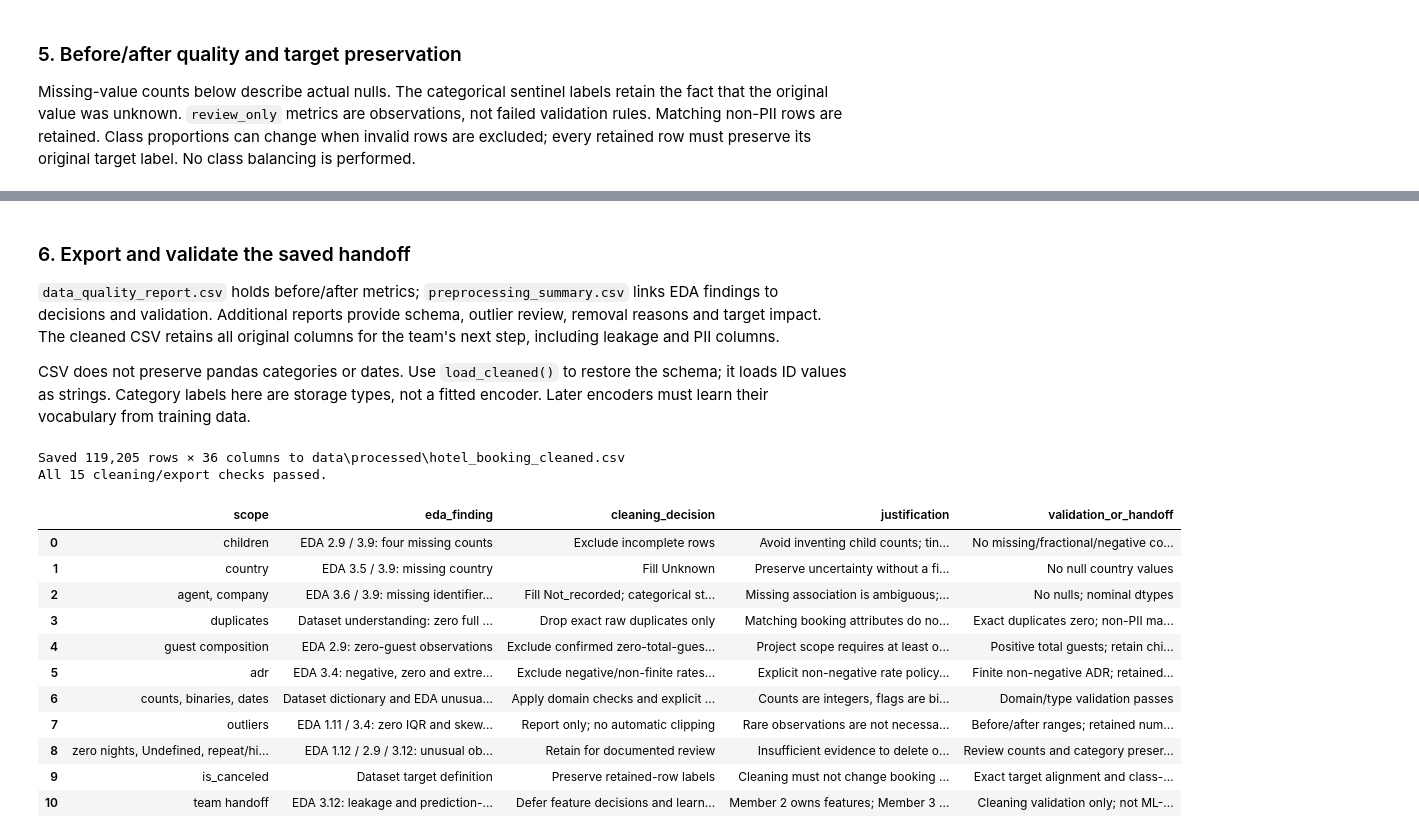
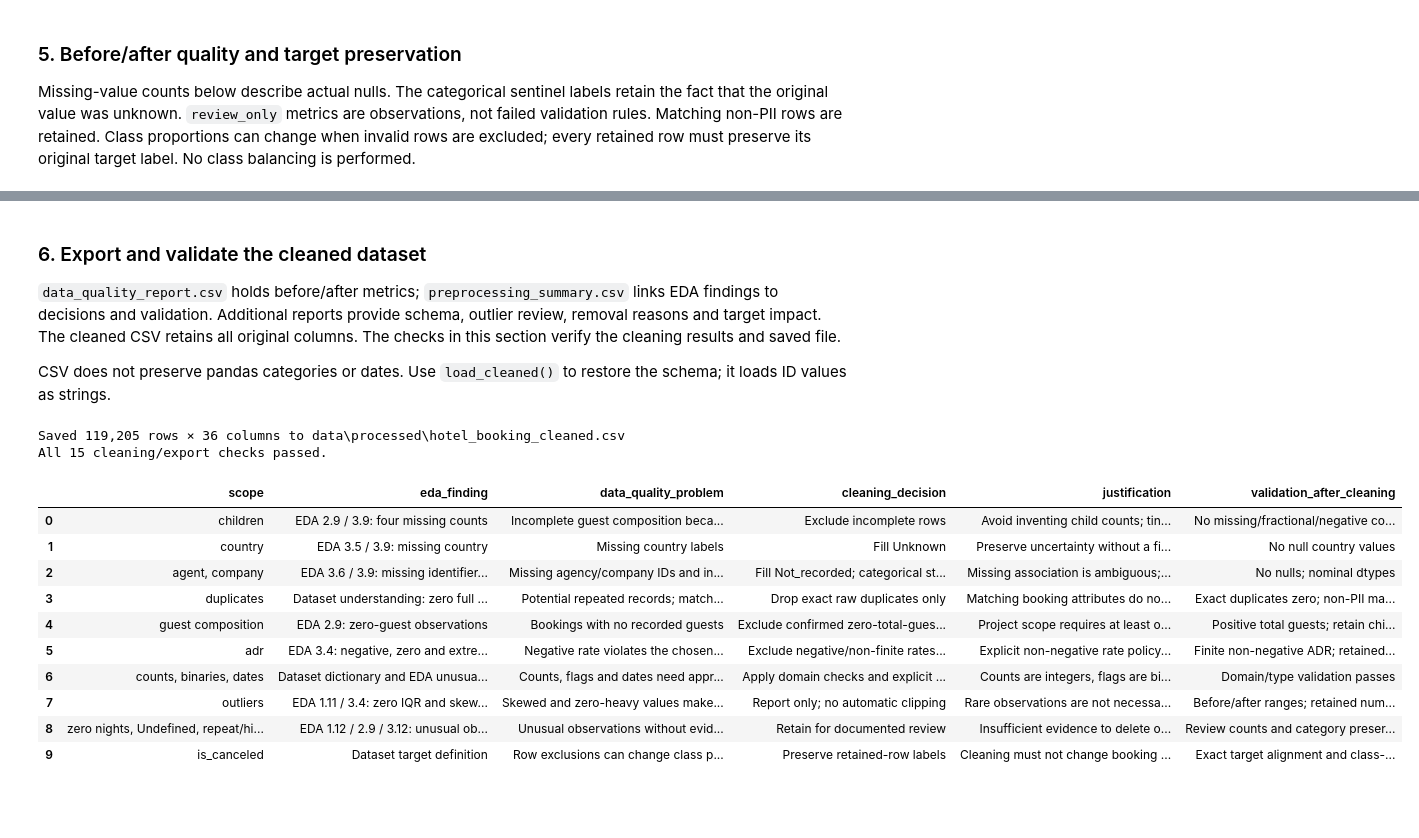
Before and after one commit to Manesha03/IT3051-FDM-Mini-Project-2026, a Jupyter notebook: 03_Data_Preprocessing_and_Feature_Engineering/Data_Preprocessing_and_Feature_Engineering.ipynb, the cells around one changed output, grey strips where cells are left out. Cells and saved outputs as stored; diff of their text form; code cells hidden in the pictures; blank space fills up the shorter version.

```diff
--- a/03_Data_Preprocessing_and_Feature_Engineering/Data_Preprocessing_and_Feature_Engineering.ipynb
+++ b/03_Data_Preprocessing_and_Feature_Engineering/Data_Preprocessing_and_Feature_Engineering.ipynb
@@ -254,16 +253,15 @@ display(class_impact.round(4))
 | 0 | 75166 | 75010 | 156 | 62.9584 | 62.9252 |
 | 1 | 44224 | 44195 | 29 | 37.0416 | 37.0748 |
 # %% [markdown]
-### 6. Export and validate the saved handoff
+### 6. Export and validate the cleaned dataset
 
 `data_quality_report.csv` holds before/after metrics; `preprocessing_summary.csv`
 links EDA findings to decisions and validation. Additional reports provide schema,
 outlier review, removal reasons and target impact. The cleaned CSV retains all
-original columns for the team's next step, including leakage and PII columns.
+original columns. The checks in this section verify the cleaning results and saved file.
 
 CSV does not preserve pandas categories or dates. Use `load_cleaned()` to restore
-the schema; it loads ID values as strings. Category labels here are storage types,
-not a fitted encoder. Later encoders must learn their vocabulary from training data.
+the schema; it loads ID values as strings.
 # %%
 decisions = [
     ('children', 'EDA 2.9 / 3.9: four missing counts', 'Exclude incomplete rows',
@@ -286,46 +284,55 @@ decisions = [
      'Insufficient evidence to delete or recode', 'Review counts and category preservation'),
     ('is_canceled', 'Dataset target definition', 'Preserve retained-row labels',
      'Cleaning must not change booking outcomes', 'Exact target alignment and class-impact report'),
-    ('team handoff', 'EDA 3.12: leakage and prediction-time concerns', 'Defer feature decisions and learned transforms',
-     'Member 2 owns features; Member 3 owns split/pipeline', 'Cleaning validation only; not ML-ready'),
 ]
 summary = pd.DataFrame(decisions, columns=[
-    'scope', 'eda_finding', 'cleaning_decision', 'justification', 'validation_or_handoff'
+    'scope', 'eda_finding', 'cleaning_decision', 'justification', 'validation_after_cleaning'
+])
+summary.insert(2, 'data_quality_problem', [
+    'Incomplete guest composition because child counts are unknown',
+    'Missing country labels',
+    'Missing agency/company IDs and inappropriate floating-point ID types',
+    'Potential repeated records; matching booking attributes alone are ambiguous',
+    'Bookings with no recorded guests',
+    'Negative rate violates the chosen non-negative accommodation-rate policy',
+    'Counts, flags and dates need appropriate types and valid values',
+    'Skewed and zero-heavy values make automatic IQR removal unreliable',
+    'Unusual observations without evidence of a recording error',
+    'Row exclusions can change class proportions; retained labels must stay unchanged',
 ])
 REPORT_DIR.mkdir(parents=True, exist_ok=True)
 PROCESSED_PATH.parent.mkdir(parents=True, exist_ok=True)
 cleaned.to_csv(PROCESSED_PATH, index=False, date_format='%Y-%m-%d')
 reloaded = load_cleaned()
 pd.testing.assert_frame_equal(cleaned.reset_index(drop=True), reloaded)
 if hashlib.sha256(RAW_PATH.read_bytes()).hexdigest() != raw_sha256:
     raise ValueError('The raw dataset changed during preprocessing.')
 validation = pd.concat([validation, pd.DataFrame([
     {'check': 'Saved CSV restores identical values and schema', 'passed': True},
     {'check': 'Raw file SHA-256 unchanged', 'passed': True},
 ])], ignore_index=True)
 quality.to_csv(REPORT_DIR / 'data_quality_report.csv')
 summary.to_csv(REPORT_DIR / 'preprocessing_summary.csv', index=False)
 schema.to_csv(REPORT_DIR / 'schema_report.csv', index=False)
 outliers.to_csv(REPORT_DIR / 'outlier_review.csv', index=False)
 removal_audit.to_csv(REPORT_DIR / 'removed_rows.csv', index=False)
 validation.to_csv(REPORT_DIR / 'cleaning_validation.csv', index=False)
 class_impact.to_csv(REPORT_DIR / 'target_distribution_comparison.csv')
 print(f'Saved {len(cleaned):,} rows × {len(cleaned.columns)} columns to {PROCESSED_PATH.relative_to(ROOT)}')
 print(f'All {len(validation)} cleaning/export checks passed.')
 display(summary)
 # %% [output]
 Saved 119,205 rows × 36 columns to data\processed\hotel_booking_cleaned.csv
 All 15 cleaning/export checks passed.
-|  | scope | eda_finding | cleaning_decision | justification | validation_or_handoff |
-| 0 | children | EDA 2.9 / 3.9: four missing counts | Exclude incomplete rows | Avoid inventing child counts; tin... | No missing/fractional/negative co... |
-| 1 | country | EDA 3.5 / 3.9: missing country | Fill Unknown | Preserve uncertainty without a fi... | No null country values |
-| 2 | agent, company | EDA 3.6 / 3.9: missing identifier... | Fill Not_recorded; categorical st... | Missing association is ambiguous;... | No nulls; nominal dtypes |
-| 3 | duplicates | Dataset understanding: zero full ... | Drop exact raw duplicates only | Matching booking attributes do no... | Exact duplicates zero; non-PII ma... |
-| 4 | guest composition | EDA 2.9: zero-guest observations | Exclude confirmed zero-total-gues... | Project scope requires at least o... | Positive total guests; retain chi... |
-| 5 | adr | EDA 3.4: negative, zero and extre... | Exclude negative/non-finite rates... | Explicit non-negative rate policy... | Finite non-negative ADR; retained... |
-| 6 | counts, binaries, dates | Dataset dictionary and EDA unusua... | Apply domain checks and explicit ... | Counts are integers, flags are bi... | Domain/type validation passes |
-| 7 | outliers | EDA 1.11 / 3.4: zero IQR and skew... | Report only; no automatic clipping | Rare observations are not necessa... | Before/after ranges; retained num... |
-| 8 | zero nights, Undefined, repeat/hi... | EDA 1.12 / 2.9 / 3.12: unusual ob... | Retain for documented review | Insufficient evidence to delete o... | Review counts and category preser... |
-| 9 | is_canceled | Dataset target definition | Preserve retained-row labels | Cleaning must not change booking ... | Exact target alignment and class-... |
-| 10 | team handoff | EDA 3.12: leakage and prediction-... | Defer feature decisions and learn... | Member 2 owns features; Member 3 ... | Cleaning validation only; not ML-... |
+|  | scope | eda_finding | data_quality_problem | cleaning_decision | justification | validation_after_cleaning |
+| 0 | children | EDA 2.9 / 3.9: four missing counts | Incomplete guest composition beca... | Exclude incomplete rows | Avoid inventing child counts; tin... | No missing/fractional/negative co... |
+| 1 | country | EDA 3.5 / 3.9: missing country | Missing country labels | Fill Unknown | Preserve uncertainty without a fi... | No null country values |
+| 2 | agent, company | EDA 3.6 / 3.9: missing identifier... | Missing agency/company IDs and in... | Fill Not_recorded; categorical st... | Missing association is ambiguous;... | No nulls; nominal dtypes |
+| 3 | duplicates | Dataset understanding: zero full ... | Potential repeated records; match... | Drop exact raw duplicates only | Matching booking attributes do no... | Exact duplicates zero; non-PII ma... |
+| 4 | guest composition | EDA 2.9: zero-guest observations | Bookings with no recorded guests | Exclude confirmed zero-total-gues... | Project scope requires at least o... | Positive total guests; retain chi... |
+| 5 | adr | EDA 3.4: negative, zero and extre... | Negative rate violates the chosen... | Exclude negative/non-finite rates... | Explicit non-negative rate policy... | Finite non-negative ADR; retained... |
+| 6 | counts, binaries, dates | Dataset dictionary and EDA unusua... | Counts, flags and dates need appr... | Apply domain checks and explicit ... | Counts are integers, flags are bi... | Domain/type validation passes |
+| 7 | outliers | EDA 1.11 / 3.4: zero IQR and skew... | Skewed and zero-heavy values make... | Report only; no automatic clipping | Rare observations are not necessa... | Before/after ranges; retained num... |
+| 8 | zero nights, Undefined, repeat/hi... | EDA 1.12 / 2.9 / 3.12: unusual ob... | Unusual observations without evid... | Retain for documented review | Insufficient evidence to delete o... | Review counts and category preser... |
+| 9 | is_canceled | Dataset target definition | Row exclusions can change class p... | Preserve retained-row labels | Cleaning must not change booking ... | Exact target alignment and class-... |
 # %% [markdown]
```
Also changed, not shown: parts of 14 cells of this notebook, 19 other files.
